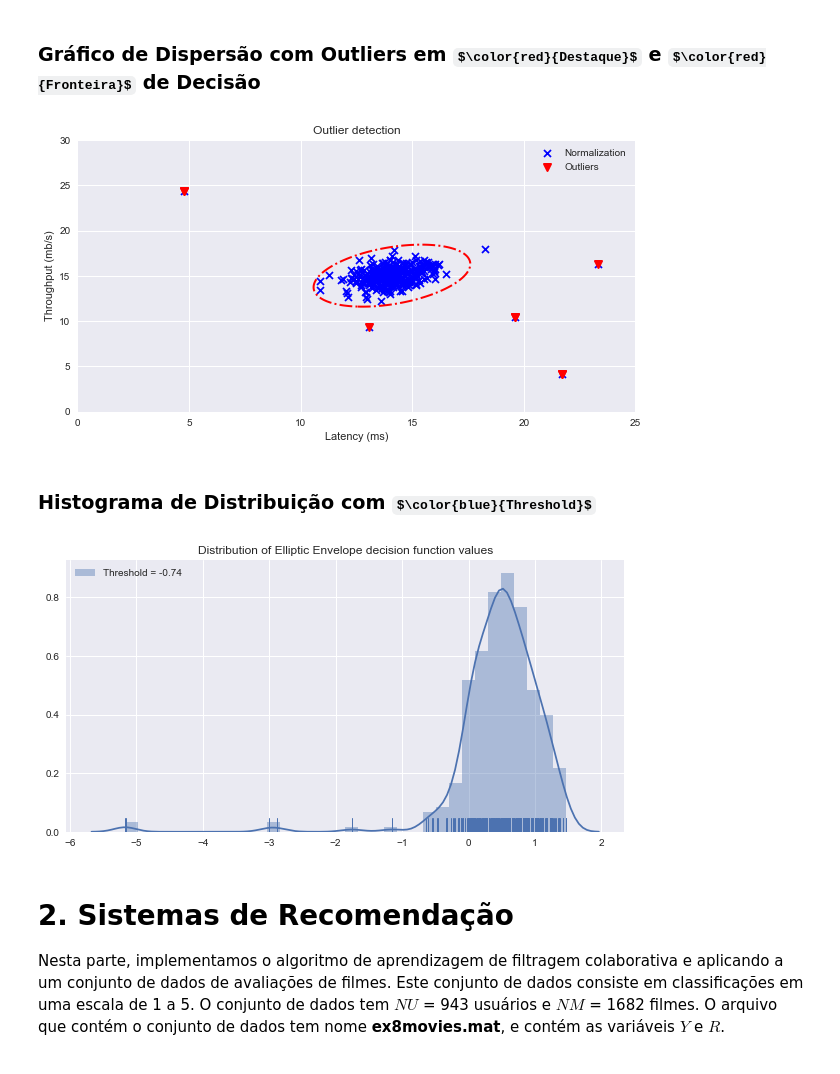
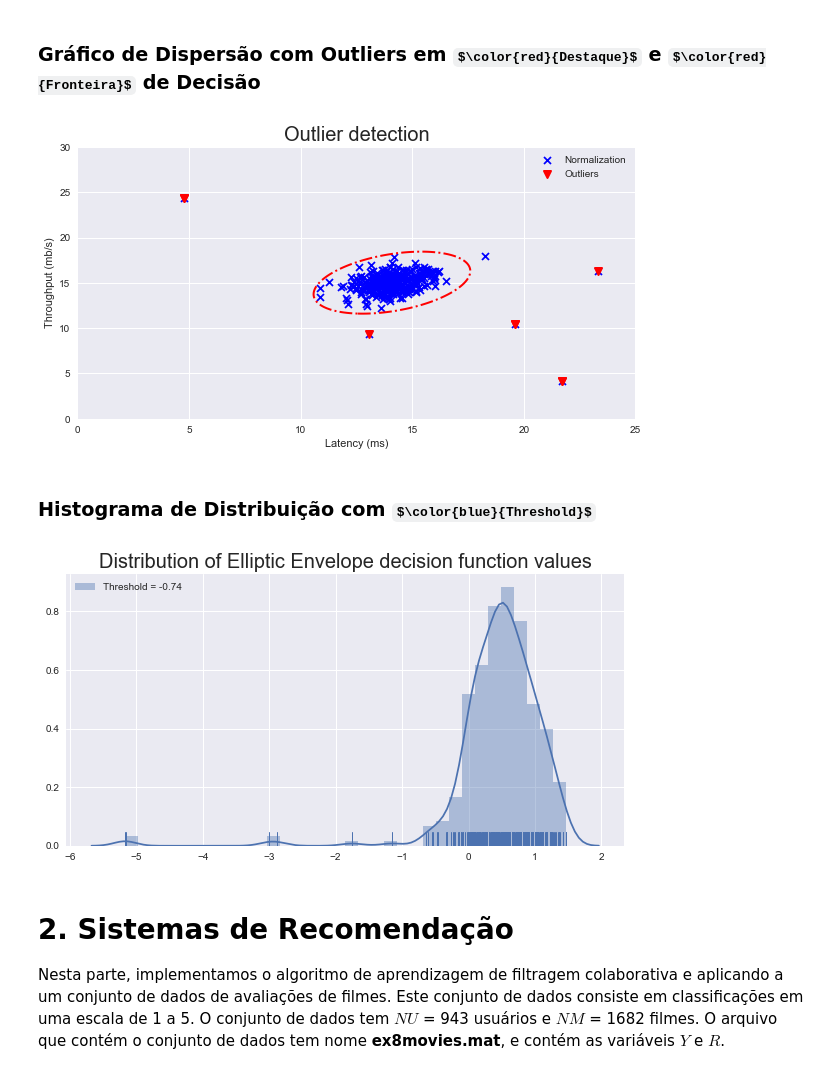
Before and after one commit to gassantos/ML4Edatics, a Jupyter notebook: Relatório de Aprendizado de Máquina - Trabalho2B.ipynb, the cells around one changed output. Cells and saved outputs as stored; diff of their text form; code cells hidden in the pictures; some formulas as TeX source.

```diff
--- a/Relatório de Aprendizado de Máquina - Trabalho2B.ipynb
+++ b/Relatório de Aprendizado de Máquina - Trabalho2B.ipynb
@@ -25,8 +47,9 @@ dict_keys(['__header__', '__version__', '__globals__', 'X', 'Xval', 'yval'])
 # %%
-X = data['X']
-print('X:', X.shape)
+X_serie = data['X']
 Xval = data['Xval']
-print('Xval:', Xval.shape)
 yval = data['yval']
-print('yval:', yval.shape)
+
+print(X_serie.shape)
+print(Xval.shape)
+print(yval.shape)
 # %% [output]
@@ -46,8 +58,0 @@ dtype: object
-# %%
-X_serie = pd.Series(data)['X']
-Xval = pd.Series(data)['Xval']
-yval = pd.Series(data)['yval']
-
-print(X_serie.shape)
-print(Xval.shape)
-print(yval.shape)
@@ -181,7 +184,7 @@ plt.ylabel('Throughput (mb/s)');
 # Para isso, é necessário fitar o dataset no Modelo EllipticEnvelope.
 
 clf = EllipticEnvelope()
-clf.fit(X)
+clf.fit(X_serie)
 
 XF, YF = np.meshgrid(np.linspace(0, 25, 200), np.linspace(0, 30, 200))
 ZF = clf.decision_function(np.c_[XF.ravel(), YF.ravel()])
@@ -199,29 +202,29 @@ print(ZF.shape)
 # %%
 # Plotando os OUTLIERS
 plt.figure(figsize=(10,5))
-plt.scatter(X[:,0], X[:,1], c='b', marker='x', linewidths=4, label='Normalization')
-plt.scatter(X[outliers[0],0], X[outliers[0],1], c='r', marker='v', linewidths=2, label='Outliers')
+plt.scatter(X_serie[:,0], X_serie[:,1], c='b', marker='x', linewidths=4, label='Normalization')
+plt.scatter(X_serie[outliers[0],0], X_serie[outliers[0],1], c='r', marker='v', linewidths=2, label='Outliers')
 
 # Plotando a Fronteira de Decisão com base no THRESHOLD
-ZT = clf.decision_function(X).ravel()
+ZT = clf.decision_function(X_serie).ravel()
 threshold = np.percentile(ZT, 1.9)
 plt.contour(XF, YF, ZF, levels=[threshold], linewidths=2, colors='red', linestyles='dashdot', label='Threshold')
-plt.title("Outlier detection")
+plt.title("Outlier detection", fontsize=20)
 plt.xlabel('Latency (ms)')
 plt.ylabel('Throughput (mb/s)')
 plt.legend(loc=1);
 # %% [output]
-[figure, old version]
+[figure, new version]
 # %% [markdown]
 ### Histograma de Distribuição com $\color{blue}{Threshold}$
 # %%
 # Left Graphics - Plot the decision function values
 plt.figure(figsize=(10,5))
 sns.distplot(ZT, rug=True, label='Threshold = ' +str(threshold.round(2)) )
-plt.title('Distribution of Elliptic Envelope decision function values')
+plt.title('Distribution of Elliptic Envelope decision function values', fontsize=20)
 plt.legend(loc=2);
 # %% [output]
-[figure, old version]
+[figure, new version]
 # %% [markdown]
 # 2. Sistemas de Recomendação
 
```
Also changed, not shown: parts of 21 cells of this notebook.
